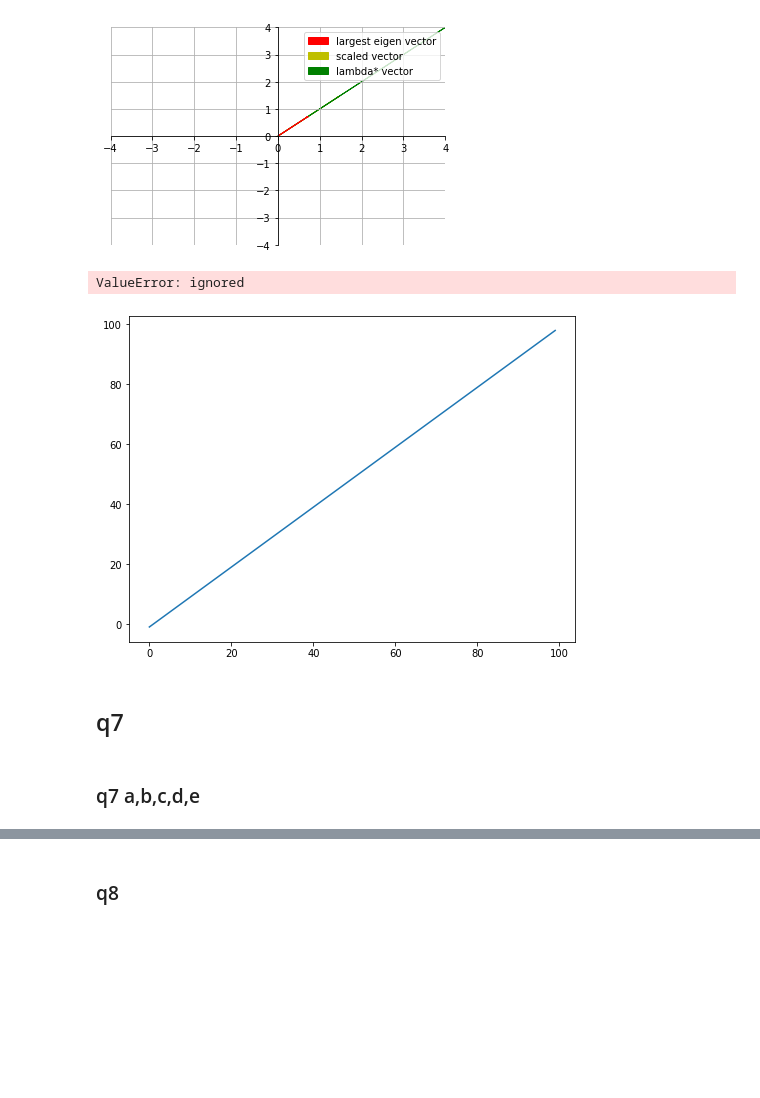
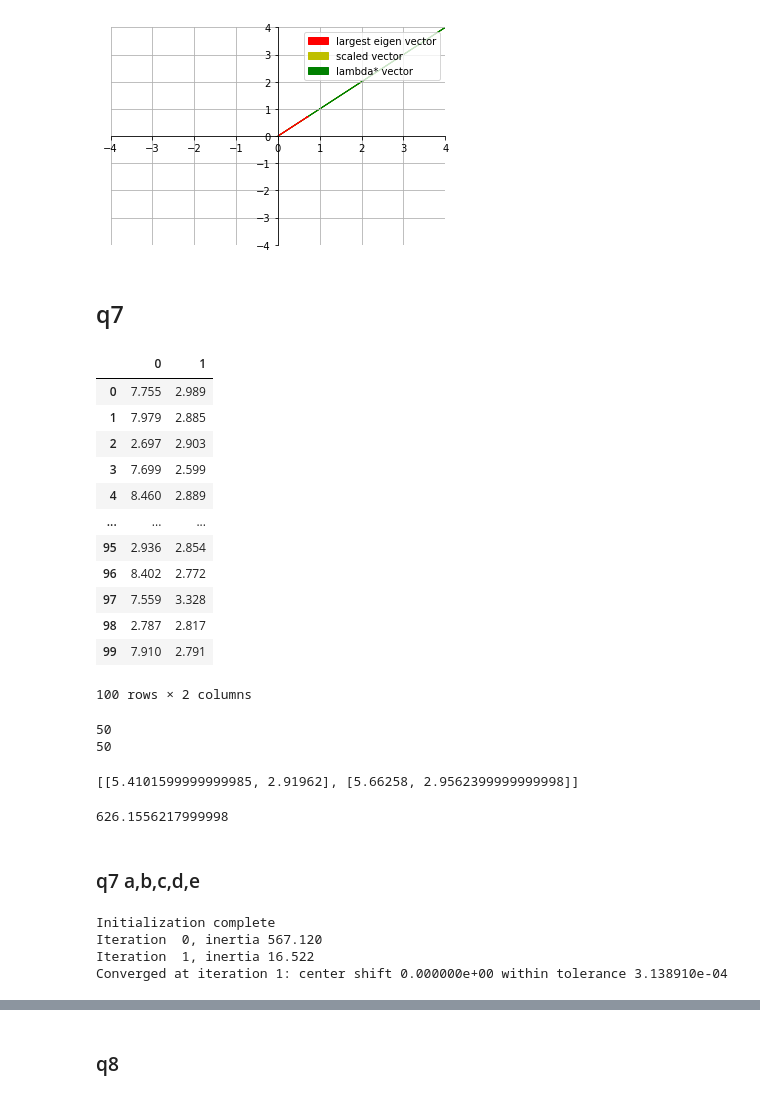
Before and after one commit to 20188202010/OM_Puzzles, a Jupyter notebook: manifold_ilm.ipynb, the cells around one changed output, grey strips where cells are left out. Cells and saved outputs as stored; diff of their text form; code cells hidden in the pictures; blank space fills up the shorter version.

```diff
--- a/manifold_ilm.ipynb
+++ b/manifold_ilm.ipynb
@@ -261,29 +257,30 @@ pca_fit = pca.fit_transform(M)
-# %%
-x = np.array(range(100))
-y = x-1
-fig, ax = plt.subplots(figsize=(8,6))
-
-ax.plot(x,y,label='y=x-1')
-# ax.plot(x,pca_fit,label='pca')
-ax.plot(x,M_tr,label='my_pca')
-
-plt.xlabel('x')
-plt.ylabel('y')
-plt.grid(linestyle='--')
-plt.legend()
-plt.show()
-# %% [output]
-ValueError: ignored
-[figure, removed]
 # %% [markdown]
 ## q7
 # %%
 import pandas as pd
-dataset = pd.read_csv('points_Q7.txt',header=None)
+url = 'https://raw.githubusercontent.com/20188202010/OM_Puzzles/master/points_Q7.txt'
+dataset = pd.read_csv(url,header=None)
 dataset
+# %% [output]
+|  | 0 | 1 |
+| 0 | 7.755 | 2.989 |
+| 1 | 7.979 | 2.885 |
+| 2 | 2.697 | 2.903 |
+| 3 | 7.699 | 2.599 |
+| 4 | 8.460 | 2.889 |
+| ... | ... | ... |
+| 95 | 2.936 | 2.854 |
+| 96 | 8.402 | 2.772 |
+| 97 | 7.559 | 3.328 |
+| 98 | 2.787 | 2.817 |
+| 99 | 7.910 | 2.791 |
+100 rows × 2 columns
 # %%
 print(len(dataset[0].iloc[:50]))
 print(len(dataset[1].iloc[50:]))
+# %% [output]
+50
+50
 # %%
 firs_50_x = dataset[0].iloc[:50].mean(axis=0)
 firs_50_y = dataset[1].iloc[:50].mean(axis=0)
@@ -293,11 +290,27 @@ C1 = [firs_50_x, firs_50_y]
 C2 = [last_50_x, last_50_y]
 init_c = [C1, C2]
 print(init_c)
+# %% [output]
+[[5.4101599999999985, 2.91962], [5.66258, 2.9562399999999998]]
+# %%
+# def compute_sse(X, labels, centroids):
+#   distance = np.zeros(X.shape[0])
+#   for k in range(2):
+x1 = np.linalg.norm( dataset.iloc[:50] - C1)**2
+x2 = np.linalg.norm( dataset.iloc[50:] - C2)**2
+x1 + x2
+# %% [output]
+626.1556217999998
 # %% [markdown]
 ### q7 a,b,c,d,e
 # %%
 from sklearn.cluster import KMeans
 kmeans = KMeans(n_clusters=2, init = np.asarray(init_c), random_state=42, verbose=2,algorithm='full')
 kmeans_fit = kmeans.fit(dataset[[0,1]])
+# %% [output]
+Initialization complete
+Iteration  0, inertia 567.120
+Iteration  1, inertia 16.522
+Converged at iteration 1: center shift 0.000000e+00 within tolerance 3.138910e-04
 # %%
 kmeans_fit.inertia_
```
Also changed, not shown: parts of 16 cells of this notebook.
